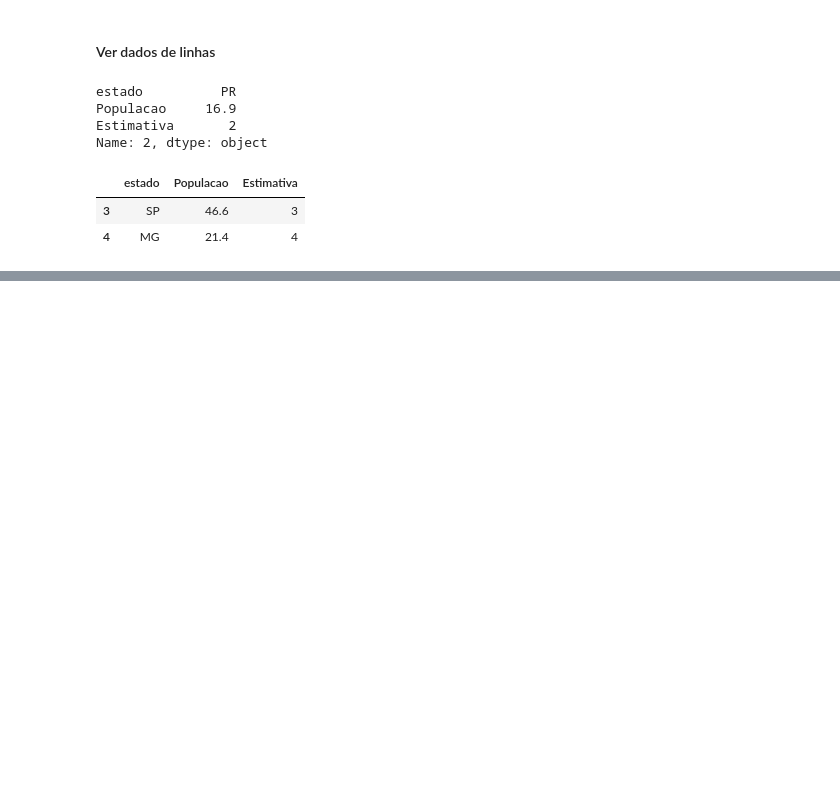
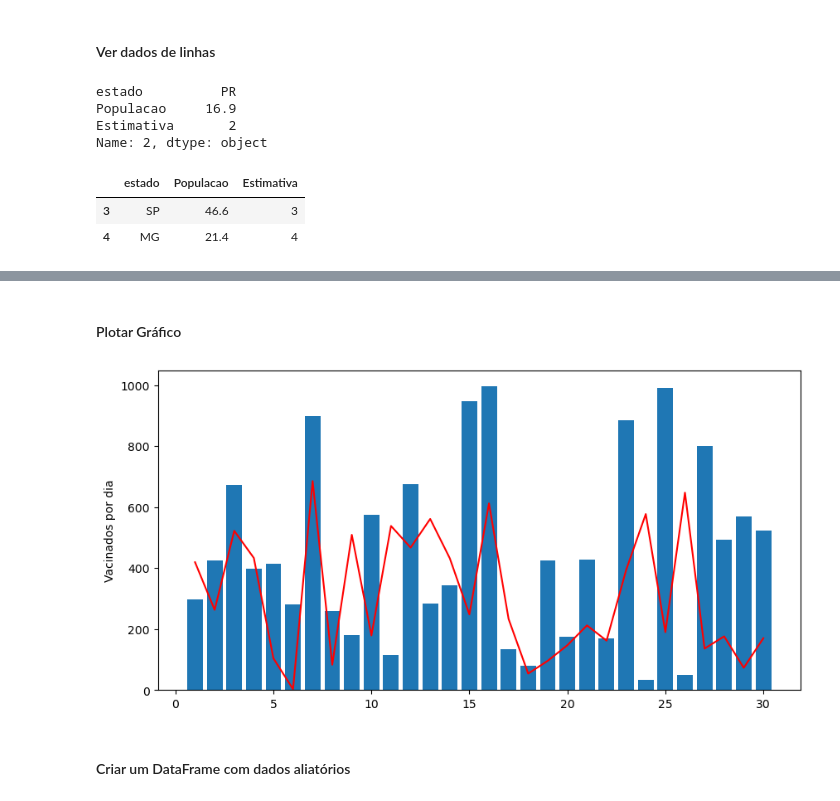
Before and after one commit to hgatoma/projecto-ds-01, a Jupyter notebook: ds-project-one.ipynb, the cells around one changed output, grey strips where cells are left out. Drawn from its saved outputs; the diff is of its cells as text; code cells hidden in the pictures; blank space fills up the shorter version.

```diff
--- a/ds-project-one.ipynb
+++ b/ds-project-one.ipynb
@@ -695,0 +736,3 @@ df2
+# %%
+vacinados = np.random.randint(0, 1000, 30)
+contagios = np.random.randint(0, 700, 30)
@@ -695,0 +751,24 @@ df2
+# %% [markdown]
+#### Plotar Gráfico
+# %%
+# Definir o estilo do grafico
+## plt.style.use('classic')
+## plt.style.use('dark_background')
+plt.style.use('default')
+
+# Definir o tamanho da imagem do gráfico
+plt.figure(figsize = (10, 5))
+
+# Definir o tipo de gráfico
+plt.bar(dias, vacinados)
+plt.plot(dias, contagios, 'r')
+
+# Configurar o label para o  eixo Y
+plt.ylabel('Vacinados por dia')
+
+# Mostrar o gráfico
+plt.show()
+# %% [output]
+[figure, added]
+# %% [markdown]
+#### Criar um DataFrame com dados aliatórios
```
Also changed, not shown: parts of 49 cells of this notebook.
